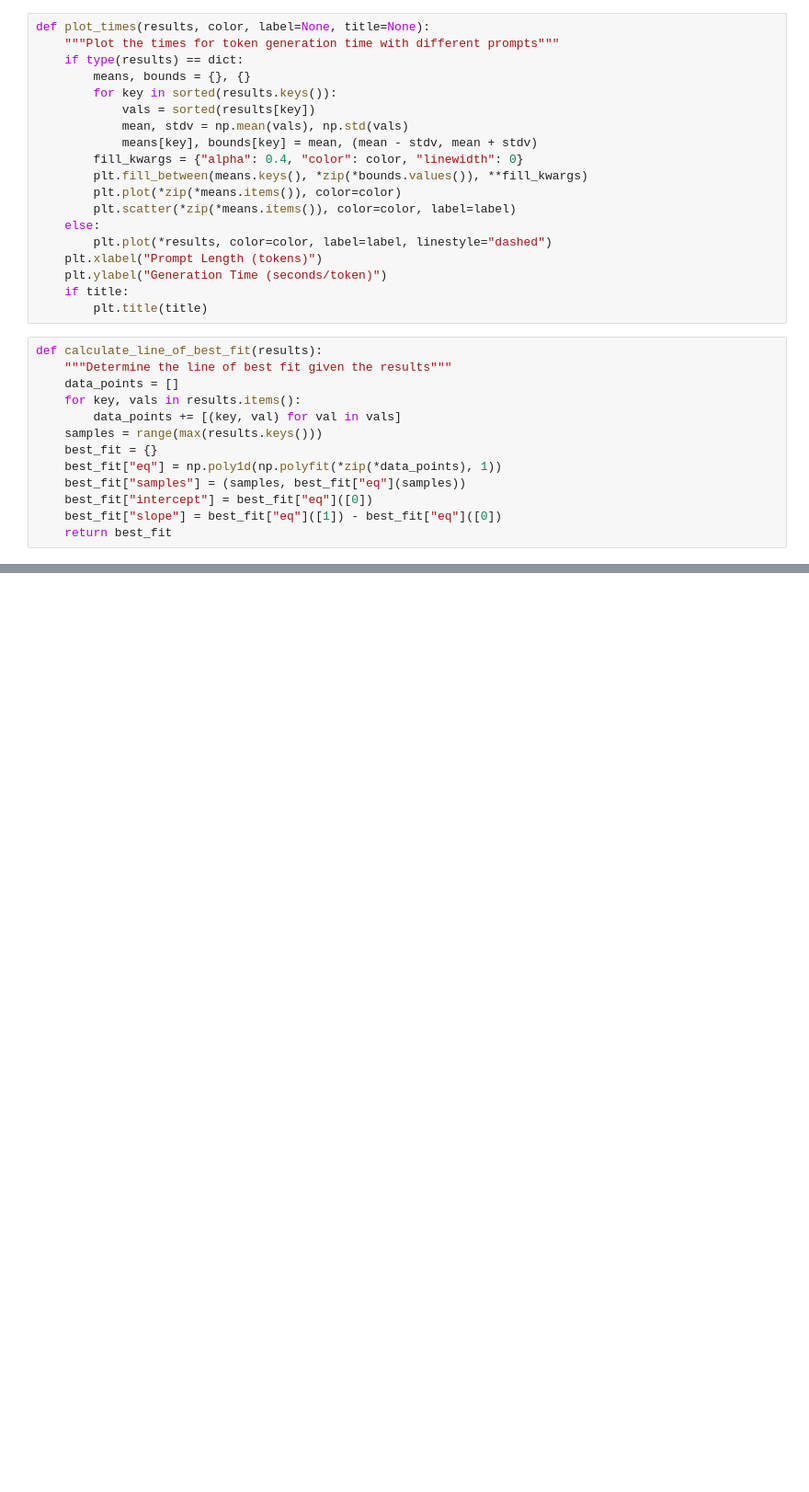
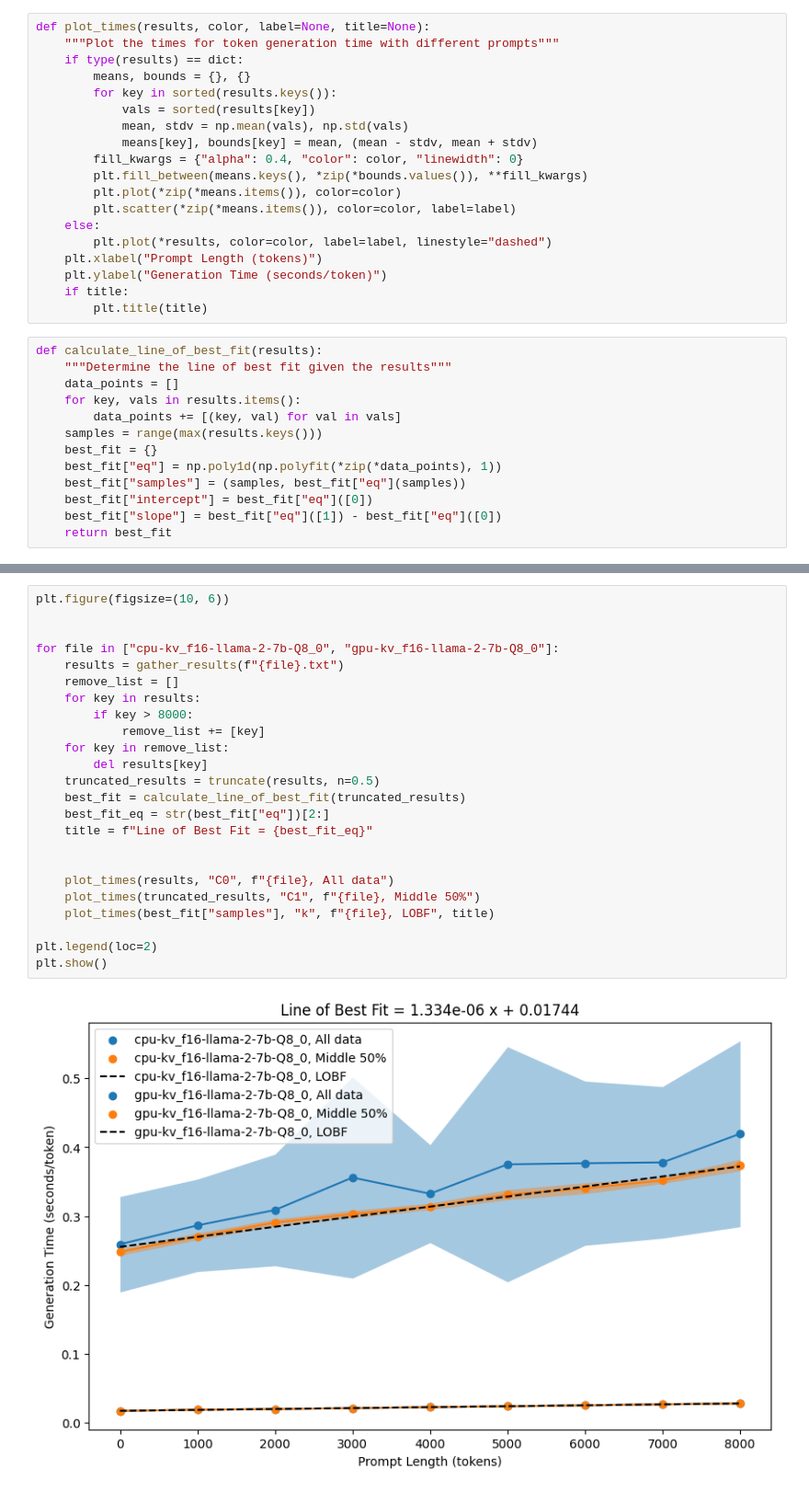
Before and after one commit to graphcore-research/llama.cpp, a Jupyter notebook: timing-benchmarks/benchmark_results.ipynb, the cells around one changed output, grey strips where cells are left out. Shown: that part at 92% size. Cells and saved outputs as stored; diff of their text form; blank space fills up the shorter version.

```diff
--- a/timing-benchmarks/benchmark_results.ipynb
+++ b/timing-benchmarks/benchmark_results.ipynb
@@ -122,0 +172,26 @@ plt.show()
+# %%
+plt.figure(figsize=(10, 6))
+
+
+for file in ["cpu-kv_f16-llama-2-7b-Q8_0", "gpu-kv_f16-llama-2-7b-Q8_0"]:
+    results = gather_results(f"{file}.txt")
+    remove_list = []
+    for key in results:
+        if key > 8000:
+            remove_list += [key]
+    for key in remove_list:
+        del results[key]
+    truncated_results = truncate(results, n=0.5)
+    best_fit = calculate_line_of_best_fit(truncated_results)
+    best_fit_eq = str(best_fit["eq"])[2:]
+    title = f"Line of Best Fit = {best_fit_eq}"
+
+
+    plot_times(results, "C0", f"{file}, All data")
+    plot_times(truncated_results, "C1", f"{file}, Middle 50%")
+    plot_times(best_fit["samples"], "k", f"{file}, LOBF", title)
+
+plt.legend(loc=2)
+plt.show()
+# %% [output]
+[figure, added]
```
Also changed, not shown: parts of 5 cells of this notebook.
